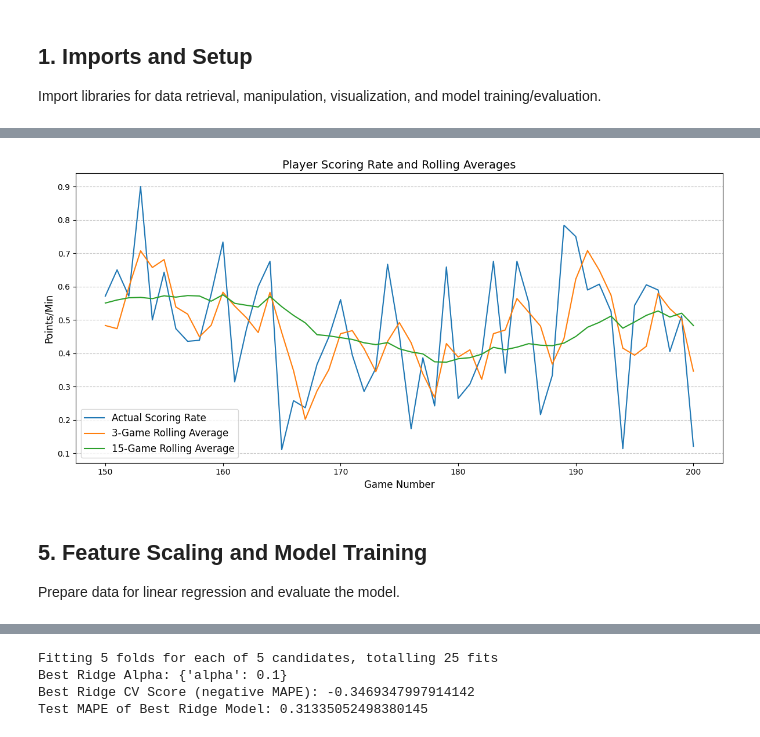
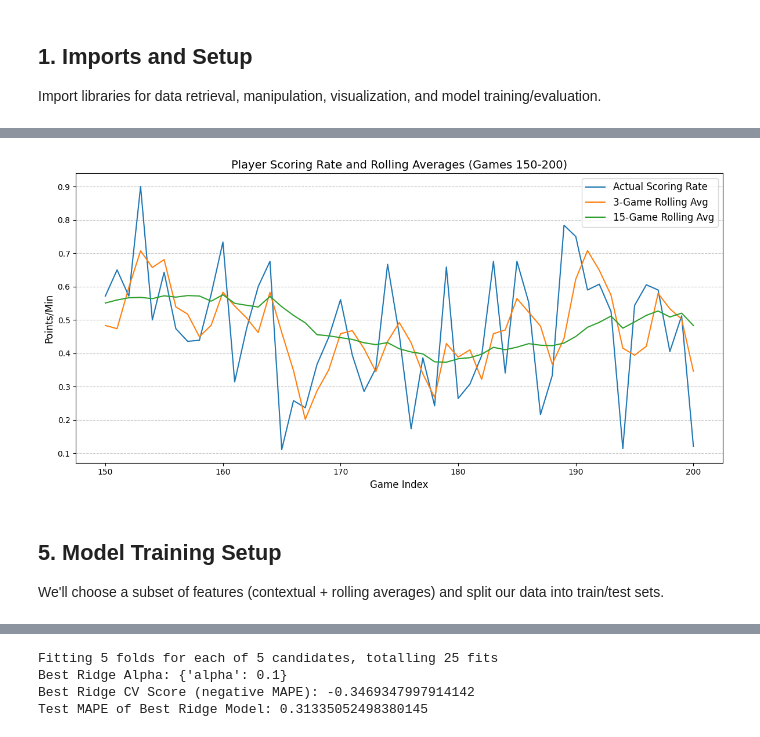
Before and after one commit to joshdscan/NBA-Player-Prop-Prediction, a Jupyter notebook: notebooks/Model_1_Per_Min.ipynb, the cells around one changed output, grey strips where cells are left out. Saved outputs shown, nothing was run; the diff lists cells and outputs as text; code cells hidden in the pictures.

Commit message:
fully functioning model

```diff
--- a/notebooks/Model_1_Per_Min.ipynb
+++ b/notebooks/Model_1_Per_Min.ipynb
@@ -116,28 +119,44 @@ columns_to_modify = [
 # %%
+# Convert GAME_DATE to datetime
 player_stats['GAME_DATE'] = pd.to_datetime(player_stats['GAME_DATE'])
+
+# Extract player team and opponent from MATCHUP
 player_stats['Player_Team'], player_stats['Opponent'] = zip(*player_stats['MATCHUP'].apply(extract_teams))
+
+# Add home court advantage column
 player_stats['Home_Court_Advantage'] = player_stats['MATCHUP'].apply(lambda x: 1 if 'vs.' in x else 0)
+
+# Add interdivisional game column
 player_stats['Interdivisional_Game'] = player_stats.apply(lambda x: is_interdivisional(x['Player_Team'], x['Opponent']), axis=1)
+
+# Sort by date for rolling calculations
 player_stats = player_stats.sort_values(by=['SEASON_ID', 'Player_ID', 'GAME_DATE']).reset_index(drop=True)
+
+# Identify home and away teams
+player_stats = add_home_away_teams(player_stats)
+
+# Calculate rest days
 player_stats['Rest_Days'] = player_stats.groupby(['SEASON_ID', 'Player_ID'])['GAME_DATE'].diff().dt.days
 player_stats['Rest_Days'] = player_stats['Rest_Days'].fillna(0).astype(int)
 player_stats['Rest_Category'] = player_stats['Rest_Days'].apply(classify_rest_days)
+
+# One-hot encode rest categories
 rest_category_dummies = pd.get_dummies(player_stats['Rest_Category'])
 rest_category_dummies.columns = ['Rest_Category_' + str(col) for col in rest_category_dummies.columns]
 player_stats = pd.concat([player_stats, rest_category_dummies], axis=1)
-player_stats = add_home_away_teams(player_stats)
-rest_category_dummies = pd.get_dummies(player_stats['Rest_Category'])
-rest_category_dummies.columns = ['Rest_Category_' + str(col) for col in rest_category_dummies.columns]
-player_stats = pd.concat([player_stats, rest_category_dummies], axis=1)
+
+# Our target variable is total points
 player_stats["Target"] = player_stats['PTS']
 player_stats = player_stats.loc[player_stats["Target"] != 0].dropna(subset=["Target"])
-for col in columns_to_modify:
+
+# Create per-minute stats
+for col in columns_to_per_minute:
     per_min_col_name = f"{col}_per_min"
     player_stats[per_min_col_name] = player_stats[col] / player_stats['MIN']
 
 # Compute rolling averages for per-minute metrics
 rolling_windows = [3, 7, 15]
-for col in columns_to_modify:
+for col in columns_to_per_minute:
     per_min_col_name = f"{col}_per_min"
     for window in rolling_windows:
         rolling_col_name = f"{per_min_col_name}_rolling_{window}"
@@ -224,19 +239,19 @@ plt.show()
 # %%
-# make a line plot with the player actual scoring amount/min and the rolling averages over the course of event 150 to 200
 plt.figure(figsize=(12, 6))
-plt.plot(player_stats.loc[150:200, 'PTS_per_min'], label='Actual Scoring Rate')
-plt.plot(player_stats.loc[150:200, 'PTS_per_min_rolling_3'], label='3-Game Rolling Average')
-plt.plot(player_stats.loc[150:200, 'PTS_per_min_rolling_15'], label='15-Game Rolling Average')
-plt.title("Player Scoring Rate and Rolling Averages", fontsize=14)
-plt.xlabel("Game Number", fontsize=12)
+subset = player_stats.loc[150:200]
+plt.plot(subset['PTS_per_min'], label='Actual Scoring Rate')
+plt.plot(subset['PTS_per_min_rolling_3'], label='3-Game Rolling Avg')
+plt.plot(subset['PTS_per_min_rolling_15'], label='15-Game Rolling Avg')
+plt.title("Player Scoring Rate and Rolling Averages (Games 150-200)", fontsize=14)
+plt.xlabel("Game Index", fontsize=12)
 plt.ylabel("Points/Min", fontsize=12)
 plt.legend(fontsize=12)
 plt.grid(axis='y', linestyle='--', alpha=0.7)
 plt.tight_layout()
 plt.show()
 # %% [output]
-[figure, old version]
+[figure, new version]
-# %% [markdown]
-## 5. Feature Scaling and Model Training
-Prepare data for linear regression and evaluate the model.
+# %% [markdown]
+## 5. Model Training Setup
+We'll choose a subset of features (contextual + rolling averages) and split our data into train/test sets.
 # %%
```
Also changed, not shown: parts of 39 cells of this notebook.
